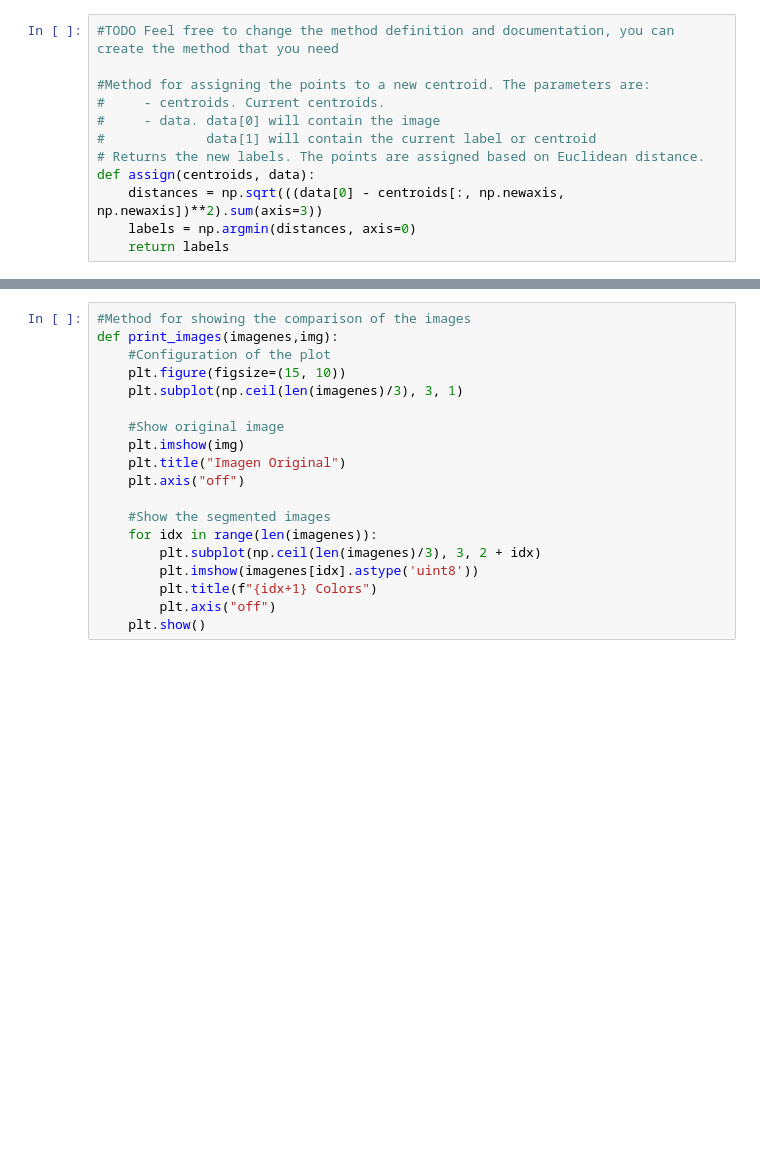
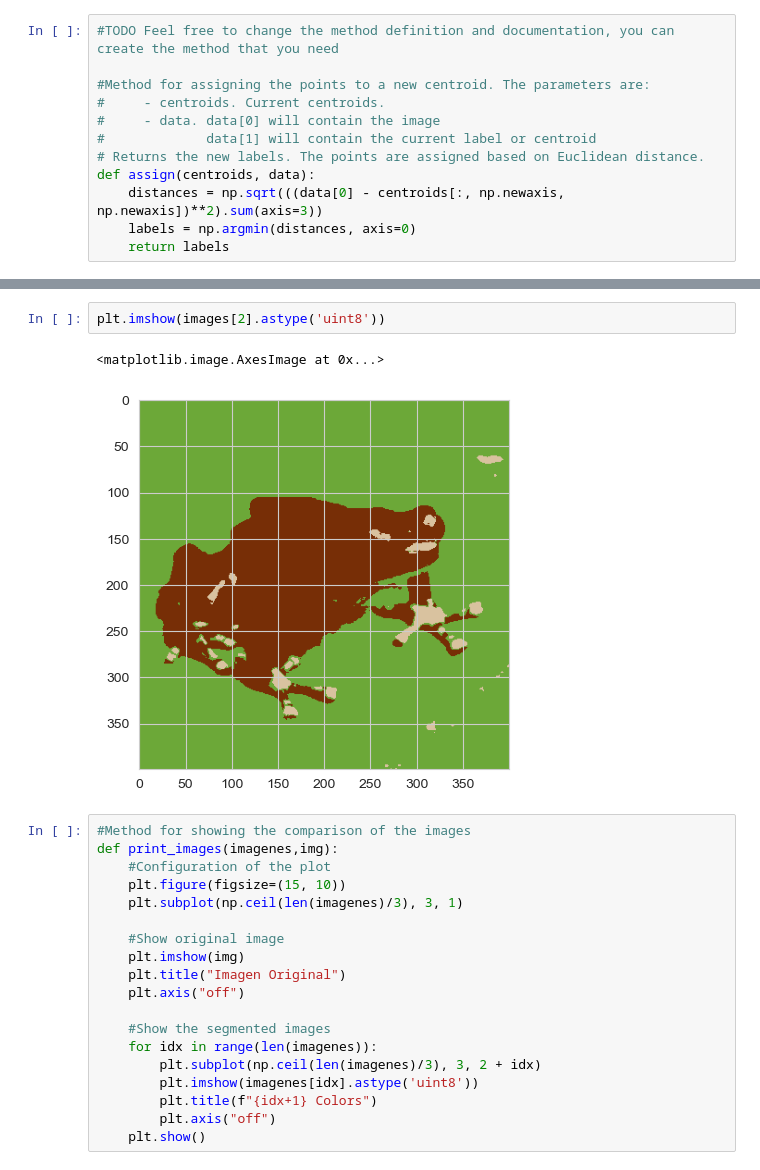
Before and after one commit to afrincon2/Machine_learning, a Jupyter notebook: Clustering/K-Means-Ex.ipynb, the cells around one changed output, grey strips where cells are left out. Saved outputs shown, nothing was run; the diff lists cells and outputs as text; blank space fills up the shorter version.

```diff
--- a/Clustering/K-Means-Ex.ipynb
+++ b/Clustering/K-Means-Ex.ipynb
@@ -392,3 +402,8 @@ Deprecated in NumPy 1.20; for more details and guidance: https://numpy.org/devdo
+# %%
+plt.imshow(images[2].astype('uint8'))
+# %% [output]
+<matplotlib.image.AxesImage at 0x...>
+[figure, added]
 # %%
 #Method for showing the comparison of the images
 def print_images(imagenes,img):
```
Also changed, not shown: parts of 5 cells of this notebook.
